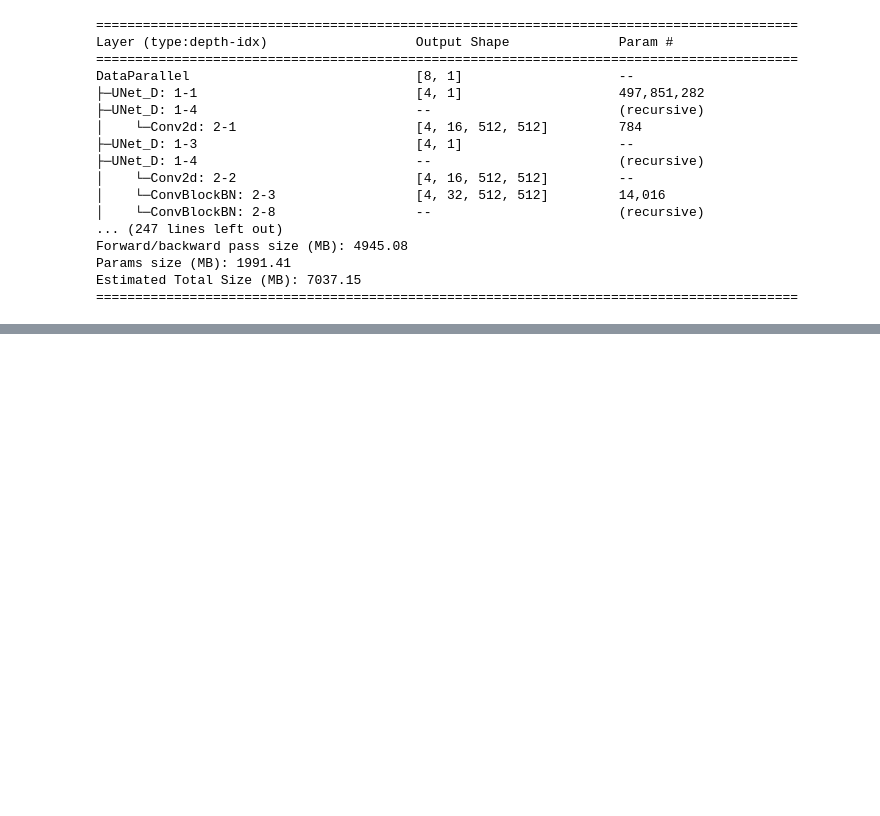
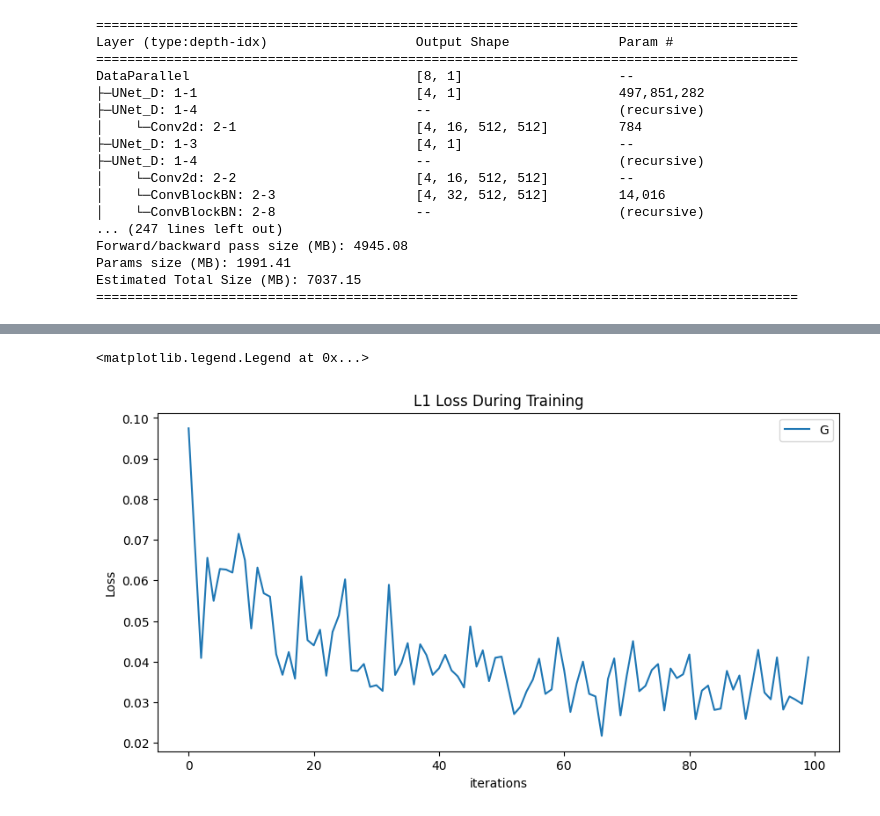
Before and after one commit to mdlopezme/ece285_project_deep, a Jupyter notebook: experiment_unet_gan_2/unet_gan.ipynb, the cells around one changed output, grey strips where cells are left out. Drawn from its saved outputs; the diff is of its cells as text; code cells hidden in the pictures; blank space fills up the shorter version.

```diff
--- a/experiment_unet_gan_2/unet_gan.ipynb
+++ b/experiment_unet_gan_2/unet_gan.ipynb
@@ -413,3 +414,16 @@ torch.save({
             'modelD_state_dict': netD.state_dict(),
             'optimizerD_state_dict': optimizerD.state_dict(),
             }, 'model_seed_{}.pt'.format(torch.random.initial_seed()))
+# %%
+import matplotlib.pyplot as plt
+%matplotlib inline
+
+plt.figure(figsize=(10,5))
+plt.title("L1 Loss During Training")
+plt.plot(losses['D_G_L1'],label="G")
+plt.xlabel("iterations")
+plt.ylabel("Loss")
+plt.legend()
+# %% [output]
+<matplotlib.legend.Legend at 0x...>
+[figure, added]
```
Also changed, not shown: parts of 11 cells of this notebook, 1 other file.
